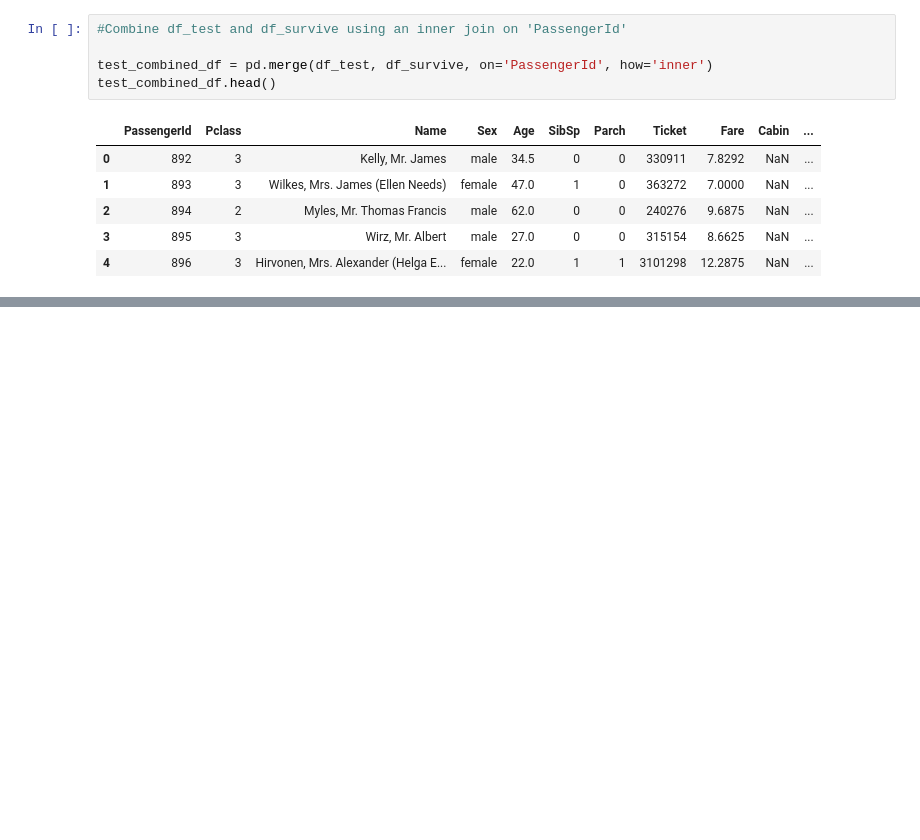
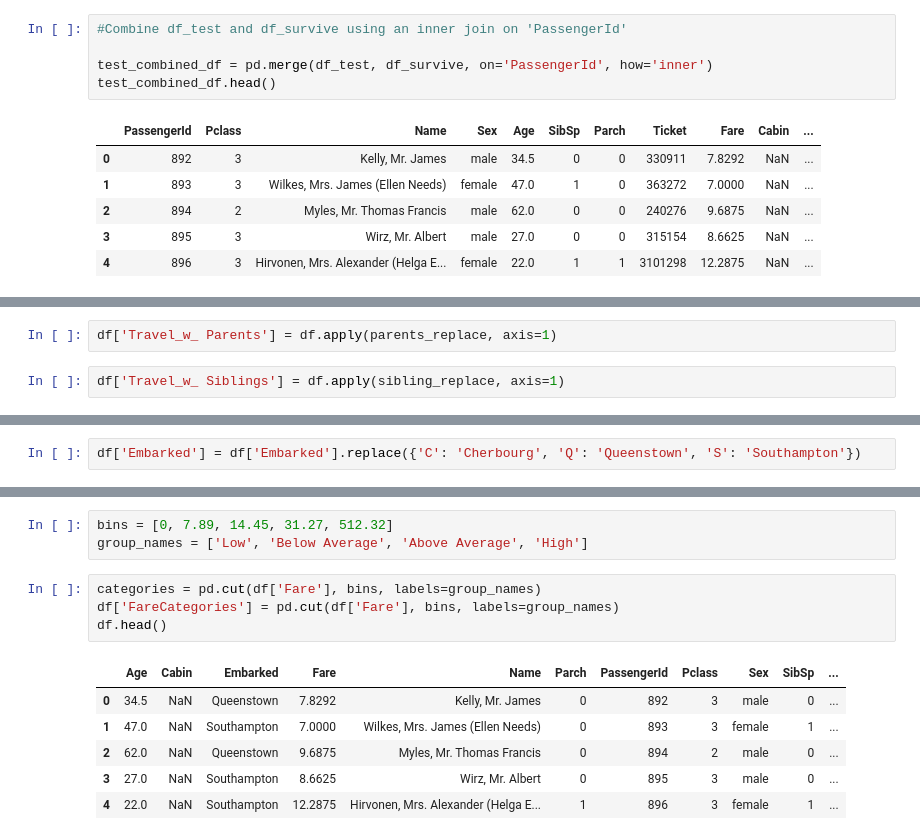
Before and after one commit to grantaguinaldo/kaggle-titanic, a Jupyter notebook: Titanic Analysis .ipynb, the cells around one changed output, grey strips where cells are left out. Cells and saved outputs as stored; diff of their text form; blank space fills up the shorter version.

```diff
--- a/Titanic Analysis .ipynb
+++ b/Titanic Analysis .ipynb
@@ -43,0 +158,4 @@ df_combined.head()
+# %%
+df['Travel_w_ Parents'] = df.apply(parents_replace, axis=1)
+# %%
+df['Travel_w_ Siblings'] = df.apply(sibling_replace, axis=1)
@@ -43,0 +166,2 @@ df_combined.head()
+# %%
+df['Embarked'] = df['Embarked'].replace({'C': 'Cherbourg', 'Q': 'Queenstown', 'S': 'Southampton'})
@@ -43,0 +180,14 @@ df_combined.head()
+# %%
+bins = [0, 7.89, 14.45, 31.27, 512.32]
+group_names = ['Low', 'Below Average', 'Above Average', 'High']
+# %%
+categories = pd.cut(df['Fare'], bins, labels=group_names)
+df['FareCategories'] = pd.cut(df['Fare'], bins, labels=group_names)
+df.head()
+# %% [output]
+|  | Age | Cabin | Embarked | Fare | Name | Parch | PassengerId | Pclass | Sex | SibSp | ... |
+| 0 | 34.5 | NaN | Queenstown | 7.8292 | Kelly, Mr. James | 0 | 892 | 3 | male | 0 | ... |
+| 1 | 47.0 | NaN | Southampton | 7.0000 | Wilkes, Mrs. James (Ellen Needs) | 0 | 893 | 3 | female | 1 | ... |
+| 2 | 62.0 | NaN | Queenstown | 9.6875 | Myles, Mr. Thomas Francis | 0 | 894 | 2 | male | 0 | ... |
+| 3 | 27.0 | NaN | Southampton | 8.6625 | Wirz, Mr. Albert | 0 | 895 | 3 | male | 0 | ... |
+| 4 | 22.0 | NaN | Southampton | 12.2875 | Hirvonen, Mrs. Alexander (Helga E... | 1 | 896 | 3 | female | 1 | ... |
```
Also changed, not shown: parts of 45 cells of this notebook.
